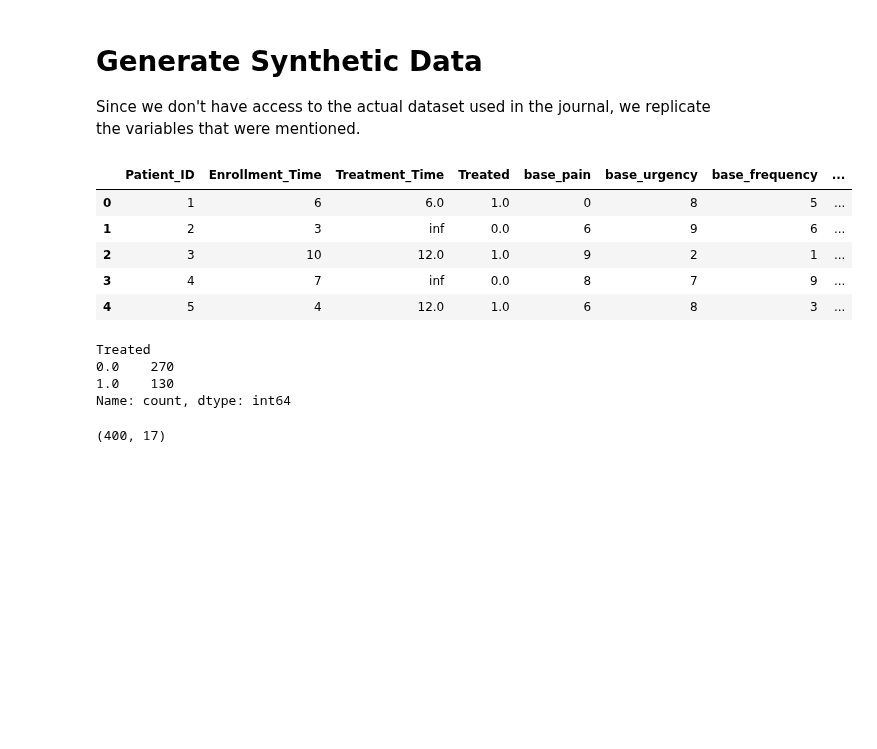
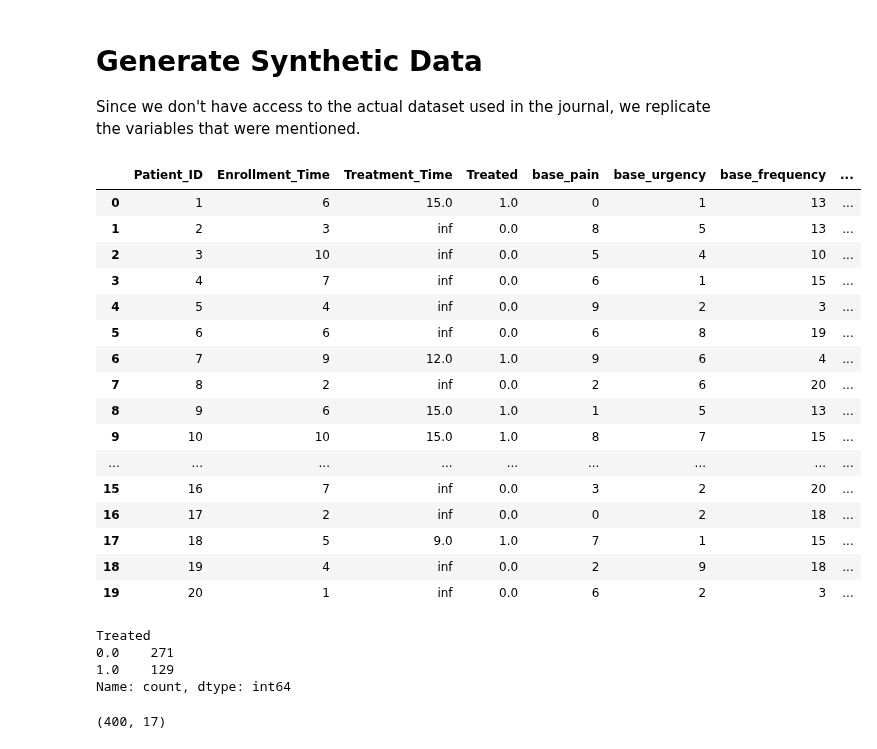
Before and after one commit to rieljasperapos/Assignment_1_Data_Analytics, a Jupyter notebook: balanced-risk-set-matching.ipynb, the cells around one changed output. Cells and saved outputs as stored; diff of their text form; code cells hidden in the pictures; blank space fills up the shorter version.

```diff
--- a/balanced-risk-set-matching.ipynb
+++ b/balanced-risk-set-matching.ipynb
@@ -25,8 +25,13 @@ enrollment_time = np.random.randint(0, 12, size=n_patients)
 # Define possible time points for treatment (e.g., after 3 months, 6 months, etc.)
 time_points = np.arange(3, 25, 3)  # Possible treatment times from 3 months to 24 months
 
-# Baseline symptoms (Pain, Urgency, Frequency on a scale of 0-9)
-baseline_symptoms = np.random.randint(0, 10, size=(n_patients, 3))
+# Baseline symptoms (Pain, Urgency, Frequency)
+# Pain and Urgency: 0-9, Frequency: 0-20
+baseline_symptoms = np.column_stack([
+    np.random.randint(0, 10, size=n_patients),  # Pain (0-9)
+    np.random.randint(0, 10, size=n_patients),  # Urgency (0-9)
+    np.random.randint(0, 21, size=n_patients)   # Frequency (0-20)
+])
 
 # Generate the "treated" and "treatment time"
 treated_indicator = np.zeros(n_patients)  # Initialize all as untreated
@@ -35,59 +40,91 @@ treatment_time = np.full(n_patients, np.inf)  # Initialize with np.inf (for untr
 # Simulate simple treatment decision: randomized treatment probability
 for i in range(n_patients):
     treat_prob = np.random.uniform(0.1, 0.5)
-
     # Flip a coin based on the treatment probability (binomial distribution)
     treated = np.random.binomial(1, treat_prob)
     treated_indicator[i] = treated
 
-    # If treated, assign a treatment time randomly from the available time points
+    # If treated, assign a treatment time randomly from the available time points (excluding the first and last)
     if treated:
         treatment_time[i] = np.random.choice(time_points[1:-1])
 
-# Symptoms post-treatment (fluctuate slightly from baseline) Clip to 0-9 scale
-treatment_symptoms = np.clip(baseline_symptoms + np.random.randint(-2, 3, size=(n_patients, 3)), 0, 9)
+# Symptoms post-treatment (fluctuate slightly from baseline)
+treatment_symptoms = baseline_symptoms + np.random.randint(-2, 2, size=(n_patients, 3))
 
-# Follow-up symptoms (Clip to 0-9 scale)
-symptoms_3m = np.clip(treatment_symptoms + np.random.randint(0, 3, size=(n_patients, 3)), 0, 9)
-symptoms_6m = np.clip(symptoms_3m - np.random.randint(0, 2, size=(n_patients, 3)), 0, 9)
+# Enforce bounds for Pain and Urgency (0-9), Frequency (0-20)
+treatment_symptoms[:, 0] = np.clip(treatment_symptoms[:, 0], 0, 9)  # Pain
+treatment_symptoms[:, 1] = np.clip(treatment_symptoms[:, 1], 0, 9)  # Urgency
+treatment_symptoms[:, 2] = np.clip(treatment_symptoms[:, 2], 0, 20) # Frequency
+
+# Follow-up symptoms
+symptoms_3m = treatment_symptoms + np.random.randint(-2, 2, size=(n_patients, 3))
+symptoms_3m[:, 0] = np.clip(symptoms_3m[:, 0], 0, 9)  # Pain
+symptoms_3m[:, 1] = np.clip(symptoms_3m[:, 1], 0, 9)  # Urgency
+symptoms_3m[:, 2] = np.clip(symptoms_3m[:, 2], 0, 20) # Frequency
+
+symptoms_6m = symptoms_3m + np.random.randint(-2, 2, size=(n_patients, 3))
+symptoms_6m[:, 0] = np.clip(symptoms_6m[:, 0], 0, 9)  # Pain
+symptoms_6m[:, 1] = np.clip(symptoms_6m[:, 1], 0, 9)  # Urgency
+symptoms_6m[:, 2] = np.clip(symptoms_6m[:, 2], 0, 20) # Frequency
+
+# For the 3-month frequency:
+improvement_3m = np.where(treated_indicator == 1, np.random.binomial(1, 0.6, size=n_patients), 0)
+# Subtract the additional improvement and re-clip to maintain bounds
+symptoms_3m[:, 2] = np.clip(symptoms_3m[:, 2] - improvement_3m, 0, 20)
+
+# For the 6-month frequency:
+improvement_6m = np.where(treated_indicator == 1, np.random.binomial(1, 0.6, size=n_patients), 0)
+symptoms_6m[:, 2] = np.clip(symptoms_6m[:, 2] - improvement_6m, 0, 20)
 
 # Gender (0 = Female, 1 = Male)
 gender = np.random.choice([0, 1], size=n_patients)
 
+# Create DataFrame
 df = pd.DataFrame({
     'Patient_ID': np.arange(1, n_patients + 1),
     'Enrollment_Time': enrollment_time,
     'Treatment_Time': treatment_time,
     'Treated': treated_indicator,
     'base_pain': baseline_symptoms[:, 0],
     'base_urgency': baseline_symptoms[:, 1],
     'base_frequency': baseline_symptoms[:, 2],
     'treatment_pain': treatment_symptoms[:, 0],
     'treatment_urgency': treatment_symptoms[:, 1],
     'treatment_frequency': treatment_symptoms[:, 2],
     'Pain_3M': symptoms_3m[:, 0],
     'Urgency_3M': symptoms_3m[:, 1],
     'Frequency_3M': symptoms_3m[:, 2],
     'Pain_6M': symptoms_6m[:, 0],
     'Urgency_6M': symptoms_6m[:, 1],
     'Frequency_6M': symptoms_6m[:, 2],
     'Gender': gender
 })
 
-df.head()
+df.head(20)
 # %% [output]
 |  | Patient_ID | Enrollment_Time | Treatment_Time | Treated | base_pain | base_urgency | base_frequency | ... |
-| 0 | 1 | 6 | 6.0 | 1.0 | 0 | 8 | 5 | ... |
-| 1 | 2 | 3 | inf | 0.0 | 6 | 9 | 6 | ... |
-| 2 | 3 | 10 | 12.0 | 1.0 | 9 | 2 | 1 | ... |
-| 3 | 4 | 7 | inf | 0.0 | 8 | 7 | 9 | ... |
-| 4 | 5 | 4 | 12.0 | 1.0 | 6 | 8 | 3 | ... |
+| 0 | 1 | 6 | 15.0 | 1.0 | 0 | 1 | 13 | ... |
+| 1 | 2 | 3 | inf | 0.0 | 8 | 5 | 13 | ... |
+| 2 | 3 | 10 | inf | 0.0 | 5 | 4 | 10 | ... |
+| 3 | 4 | 7 | inf | 0.0 | 6 | 1 | 15 | ... |
+| 4 | 5 | 4 | inf | 0.0 | 9 | 2 | 3 | ... |
+| 5 | 6 | 6 | inf | 0.0 | 6 | 8 | 19 | ... |
+| 6 | 7 | 9 | 12.0 | 1.0 | 9 | 6 | 4 | ... |
+| 7 | 8 | 2 | inf | 0.0 | 2 | 6 | 20 | ... |
+| 8 | 9 | 6 | 15.0 | 1.0 | 1 | 5 | 13 | ... |
+| 9 | 10 | 10 | 15.0 | 1.0 | 8 | 7 | 15 | ... |
+| ... | ... | ... | ... | ... | ... | ... | ... | ... |
+| 15 | 16 | 7 | inf | 0.0 | 3 | 2 | 20 | ... |
+| 16 | 17 | 2 | inf | 0.0 | 0 | 2 | 18 | ... |
+| 17 | 18 | 5 | 9.0 | 1.0 | 7 | 1 | 15 | ... |
+| 18 | 19 | 4 | inf | 0.0 | 2 | 9 | 18 | ... |
+| 19 | 20 | 1 | inf | 0.0 | 6 | 2 | 3 | ... |
 # %%
 df["Treated"].value_counts()
 # %% [output]
 Treated
-0.0    270
-1.0    130
+0.0    271
+1.0    129
 Name: count, dtype: int64
 # %%
 df.shape
```
Also changed, not shown: parts of 10 cells of this notebook.
